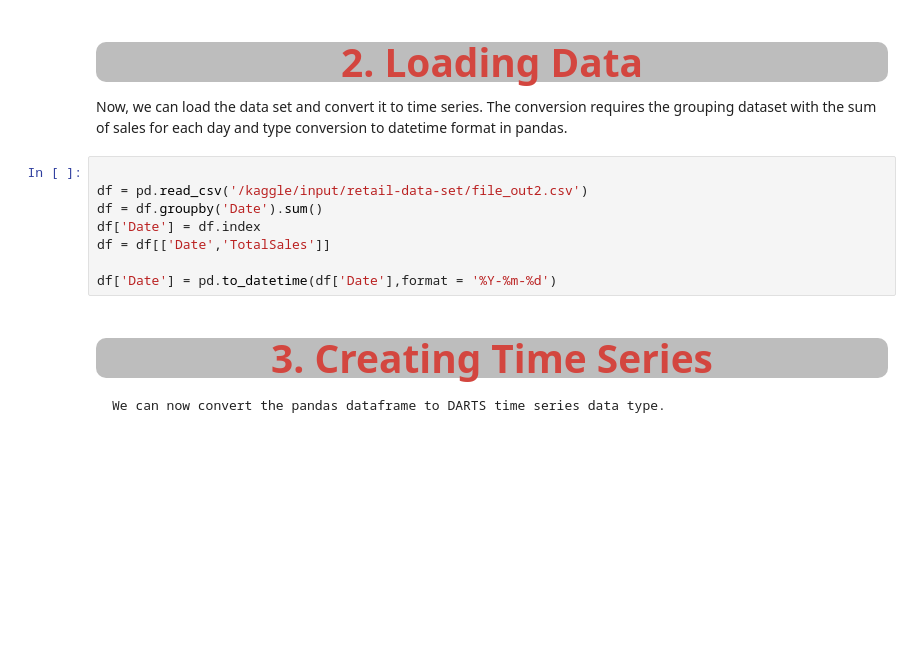
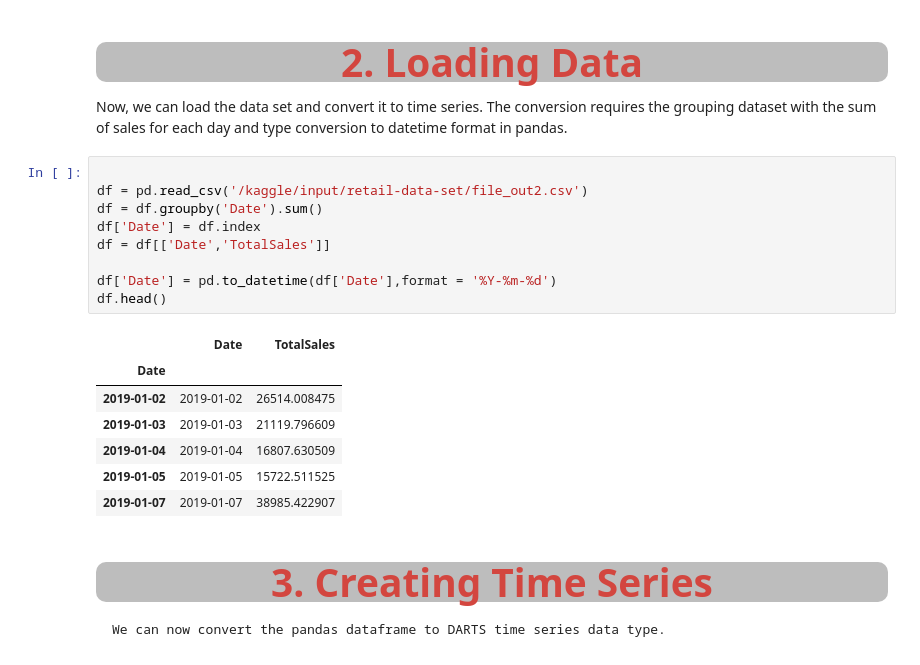
Before and after one commit to BilgisayarKavramlari/DataScience, a Jupyter notebook: sales-prediction-with-fft.ipynb, the cells around one changed output. Cells and saved outputs as stored; diff of their text form; blank space fills up the shorter version.

Commit message:
Kaggle Notebook | Sales Prediction with FFT | Version 3

```diff
--- a/sales-prediction-with-fft.ipynb
+++ b/sales-prediction-with-fft.ipynb
@@ -78,11 +78,20 @@ Now, we can load the data set and convert it to time series. The conversion requ
 # %%
 
 df = pd.read_csv('/kaggle/input/retail-data-set/file_out2.csv')
 df = df.groupby('Date').sum()
 df['Date'] = df.index
 df = df[['Date','TotalSales']]
 
 df['Date'] = pd.to_datetime(df['Date'],format = '%Y-%m-%d')
+df.head()
+# %% [output]
+|  | Date | TotalSales |
+| Date |  |  |
+| 2019-01-02 | 2019-01-02 | 26514.008475 |
+| 2019-01-03 | 2019-01-03 | 21119.796609 |
+| 2019-01-04 | 2019-01-04 | 16807.630509 |
+| 2019-01-05 | 2019-01-05 | 15722.511525 |
+| 2019-01-07 | 2019-01-07 | 38985.422907 |
 # %% [markdown]
 <a id='#3'></a>
 # <p style="background-color:#BDBDBD;font-family:newtimeroman;color:#D3463F;font-size:150%;text-align:center;border-radius:10px 10px;">3. Creating Time Series</p>
```
Also changed, not shown: parts of 2 cells of this notebook.
